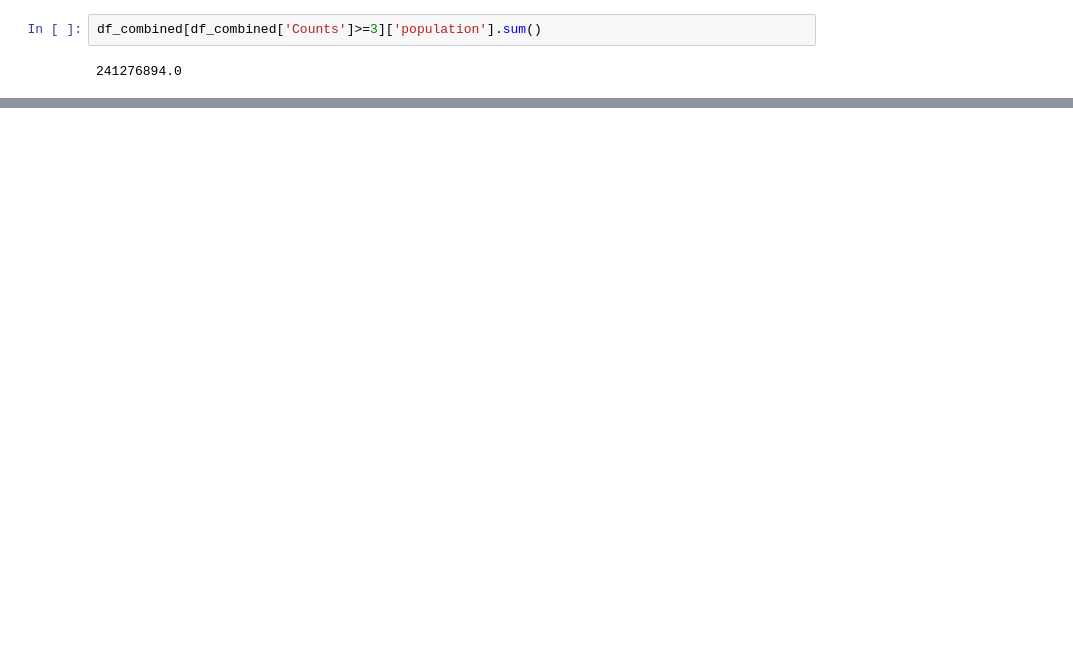
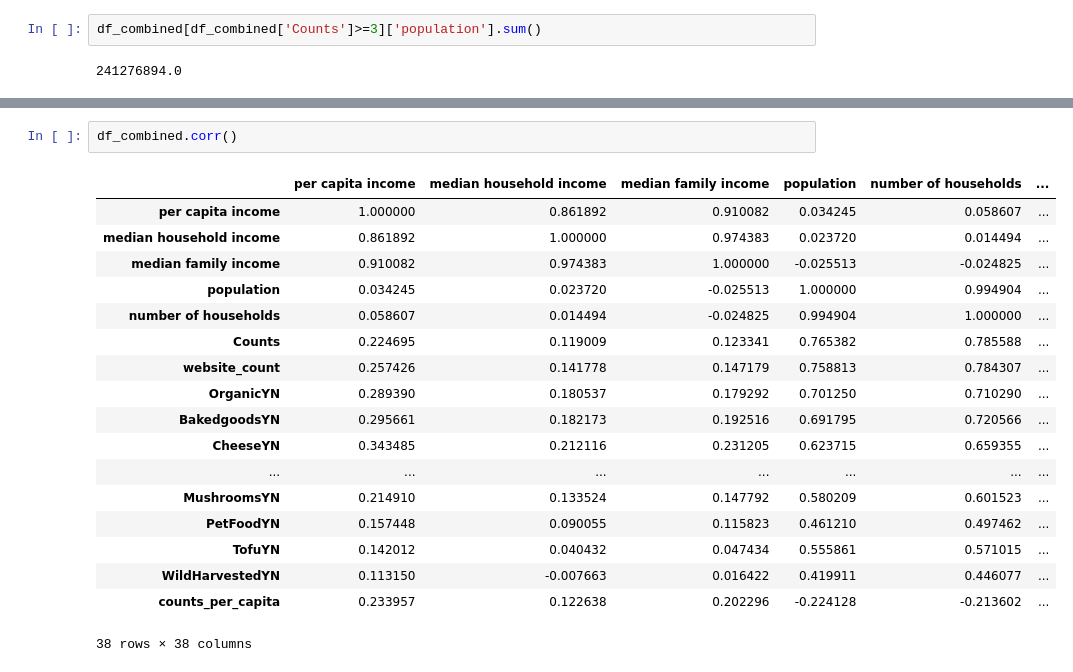
Before and after one commit to abiswas20/Data_Sci_Projects, a Jupyter notebook: Farmers Markets in the United States-Kaggle/Farmers_Market_in_the_US.ipynb, the cells around one changed output, grey strips where cells are left out. Cells and saved outputs as stored; diff of their text form; blank space fills up the shorter version.

```diff
--- a/Farmers Markets in the United States-Kaggle/Farmers_Market_in_the_US.ipynb
+++ b/Farmers Markets in the United States-Kaggle/Farmers_Market_in_the_US.ipynb
@@ -411,0 +409,21 @@ So total population of counties that have 3 or more farmer's market is 241,276,8
+# %%
+df_combined.corr()
+# %% [output]
+|  | per capita income | median household income | median family income | population | number of households | ... |
+| per capita income | 1.000000 | 0.861892 | 0.910082 | 0.034245 | 0.058607 | ... |
+| median household income | 0.861892 | 1.000000 | 0.974383 | 0.023720 | 0.014494 | ... |
+| median family income | 0.910082 | 0.974383 | 1.000000 | -0.025513 | -0.024825 | ... |
+| population | 0.034245 | 0.023720 | -0.025513 | 1.000000 | 0.994904 | ... |
+| number of households | 0.058607 | 0.014494 | -0.024825 | 0.994904 | 1.000000 | ... |
+| Counts | 0.224695 | 0.119009 | 0.123341 | 0.765382 | 0.785588 | ... |
+| website_count | 0.257426 | 0.141778 | 0.147179 | 0.758813 | 0.784307 | ... |
+| OrganicYN | 0.289390 | 0.180537 | 0.179292 | 0.701250 | 0.710290 | ... |
+| BakedgoodsYN | 0.295661 | 0.182173 | 0.192516 | 0.691795 | 0.720566 | ... |
+| CheeseYN | 0.343485 | 0.212116 | 0.231205 | 0.623715 | 0.659355 | ... |
+| ... | ... | ... | ... | ... | ... | ... |
+| MushroomsYN | 0.214910 | 0.133524 | 0.147792 | 0.580209 | 0.601523 | ... |
+| PetFoodYN | 0.157448 | 0.090055 | 0.115823 | 0.461210 | 0.497462 | ... |
+| TofuYN | 0.142012 | 0.040432 | 0.047434 | 0.555861 | 0.571015 | ... |
+| WildHarvestedYN | 0.113150 | -0.007663 | 0.016422 | 0.419911 | 0.446077 | ... |
+| counts_per_capita | 0.233957 | 0.122638 | 0.202296 | -0.224128 | -0.213602 | ... |
+38 rows × 38 columns
```
Also changed, not shown: parts of 22 cells of this notebook, 1 other file.
